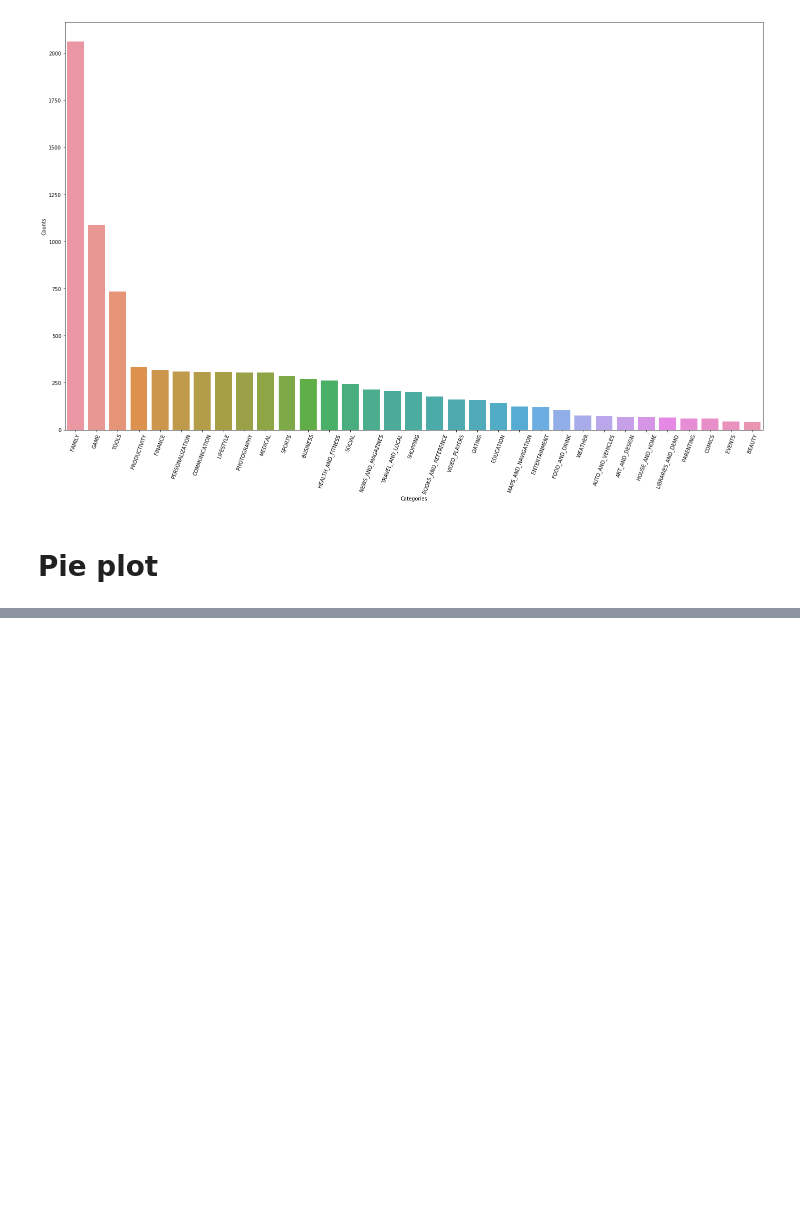
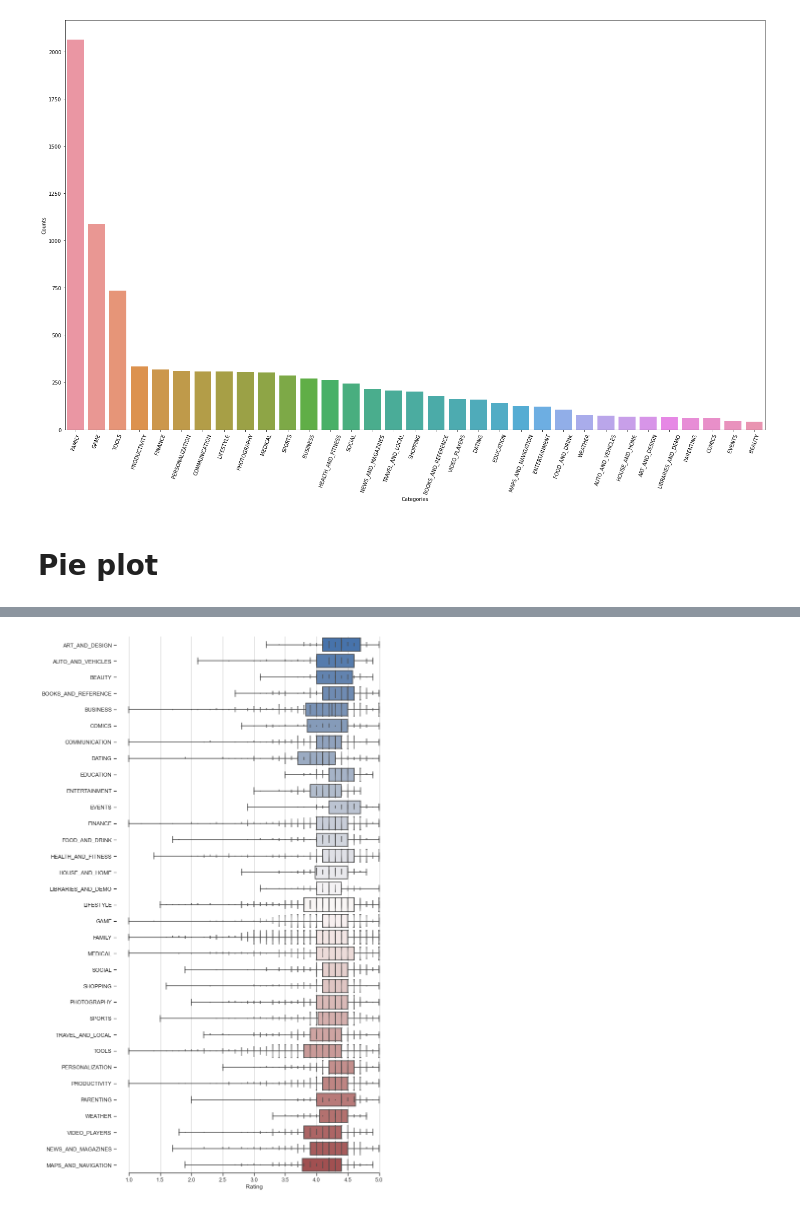
Before and after one commit to mohitpd/My_Projects, a Jupyter notebook: PlayStore/PlayStoreReviews.ipynb, the cells around one changed output, grey strips where cells are left out. Saved outputs shown, nothing was run; the diff lists cells and outputs as text; code cells hidden in the pictures; blank space fills up the shorter version.

```diff
--- a/PlayStore/PlayStoreReviews.ipynb
+++ b/PlayStore/PlayStoreReviews.ipynb
@@ -484,0 +489,20 @@ plt.plot()
+# %%
+sns.set(style="ticks")
+
+f, ax = plt.subplots(figsize=(10, 20))
+
+
+df3 = df.copy()
+df3 = df3[["Category","Rating"]]
+
+sns.boxplot(x="Rating", y="Category", data=df3,
+            whis=[0, 100], palette="vlag")
+
+sns.swarmplot(x="Rating", y="Category", data=df3,
+              size=2, color=".3", linewidth=0)
+
+ax.xaxis.grid(True)
+ax.set(ylabel="")
+sns.despine(trim=True, left=True)
+# %% [output]
+[figure, added]
```
Also changed, not shown: parts of 23 cells of this notebook.
